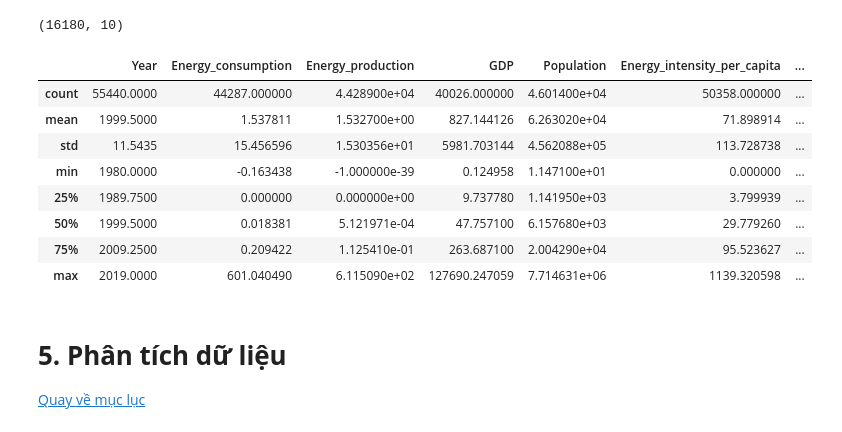
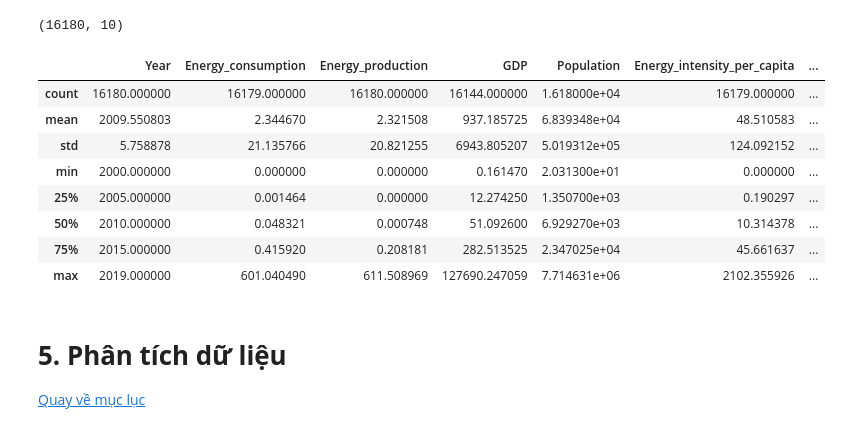
Before and after one commit to baonhat1802/CO2-Visuzlization, a Jupyter notebook: prj.ipynb, the cells around one changed output. Drawn from its saved outputs; the diff is of its cells as text; code cells hidden in the pictures.

```diff
--- a/prj.ipynb
+++ b/prj.ipynb
@@ -75,8 +86,7 @@ Dữ liệu này được lấy từ Cơ quan Quản lý Năng lượng Hoa Kỳ
 ## 4.1. Đọc dữ liệu vào Dataframe <a name = "section4_1"></a>
 [Quay về mục lục](#TOC)
 # %%
-df = pd.read_csv('energy.csv')
-df.drop(columns = df.columns[0], axis = 1,inplace = True )
+df = pd.read_csv('energy.csv', index_col=0)
 # %% [markdown]
 ## 4.2. Số dòng và số cột của tập dữ liệu <a name = "section4_2"></a>
 [Quay về mục lục](#TOC)
@@ -203,22 +213,22 @@ df_test.shape
 (16180, 10)
 # %%
 df_test.head()
-df_test['Energy_intensity_per_capita'] = df_test['Energy_consumption'] * 1000 / df_test['Population']
+df_test['Energy_intensity_per_capita'] = df_test['Energy_consumption'] * 1e6 / df_test['Population']
 # %%
-df_test['Energy_intensity_per_capita'] = df_test['Energy_consumption'] * 1000 / df_test['Population']
+df_test['Energy_intensity_by_GDP'] = (df_test['Energy_consumption'] * 1e12) / (df_test['GDP'] * 1e9)
 # %%
-df.to_csv('Preprocess_Data.csv',index = None)
-df.describe()
+df_test.to_csv('Preprocess_Data.csv', index=None)
+df_test.describe()
 # %% [output]
 |  | Year | Energy_consumption | Energy_production | GDP | Population | Energy_intensity_per_capita | ... |
-| count | 55440.0000 | 44287.000000 | 4.428900e+04 | 40026.000000 | 4.601400e+04 | 50358.000000 | ... |
-| mean | 1999.5000 | 1.537811 | 1.532700e+00 | 827.144126 | 6.263020e+04 | 71.898914 | ... |
-| std | 11.5435 | 15.456596 | 1.530356e+01 | 5981.703144 | 4.562088e+05 | 113.728738 | ... |
-| min | 1980.0000 | -0.163438 | -1.000000e-39 | 0.124958 | 1.147100e+01 | 0.000000 | ... |
-| 25% | 1989.7500 | 0.000000 | 0.000000e+00 | 9.737780 | 1.141950e+03 | 3.799939 | ... |
-| 50% | 1999.5000 | 0.018381 | 5.121971e-04 | 47.757100 | 6.157680e+03 | 29.779260 | ... |
-| 75% | 2009.2500 | 0.209422 | 1.125410e-01 | 263.687100 | 2.004290e+04 | 95.523627 | ... |
-| max | 2019.0000 | 601.040490 | 6.115090e+02 | 127690.247059 | 7.714631e+06 | 1139.320598 | ... |
+| count | 16180.000000 | 16179.000000 | 16180.000000 | 16144.000000 | 1.618000e+04 | 16179.000000 | ... |
+| mean | 2009.550803 | 2.344670 | 2.321508 | 937.185725 | 6.839348e+04 | 48.510583 | ... |
+| std | 5.758878 | 21.135766 | 20.821255 | 6943.805207 | 5.019312e+05 | 124.092152 | ... |
+| min | 2000.000000 | 0.000000 | 0.000000 | 0.161470 | 2.031300e+01 | 0.000000 | ... |
+| 25% | 2005.000000 | 0.001464 | 0.000000 | 12.274250 | 1.350700e+03 | 0.190297 | ... |
+| 50% | 2010.000000 | 0.048321 | 0.000748 | 51.092600 | 6.929270e+03 | 10.314378 | ... |
+| 75% | 2015.000000 | 0.415920 | 0.208181 | 282.513525 | 2.347025e+04 | 45.661637 | ... |
+| max | 2019.000000 | 601.040490 | 611.508969 | 127690.247059 | 7.714631e+06 | 2102.355926 | ... |
 # %% [markdown]
 # **5. Phân tích dữ liệu** <a name = "section5"></a>
 [Quay về mục lục](#TOC)
```
Also changed, not shown: parts of 52 cells of this notebook, 1 other file.
